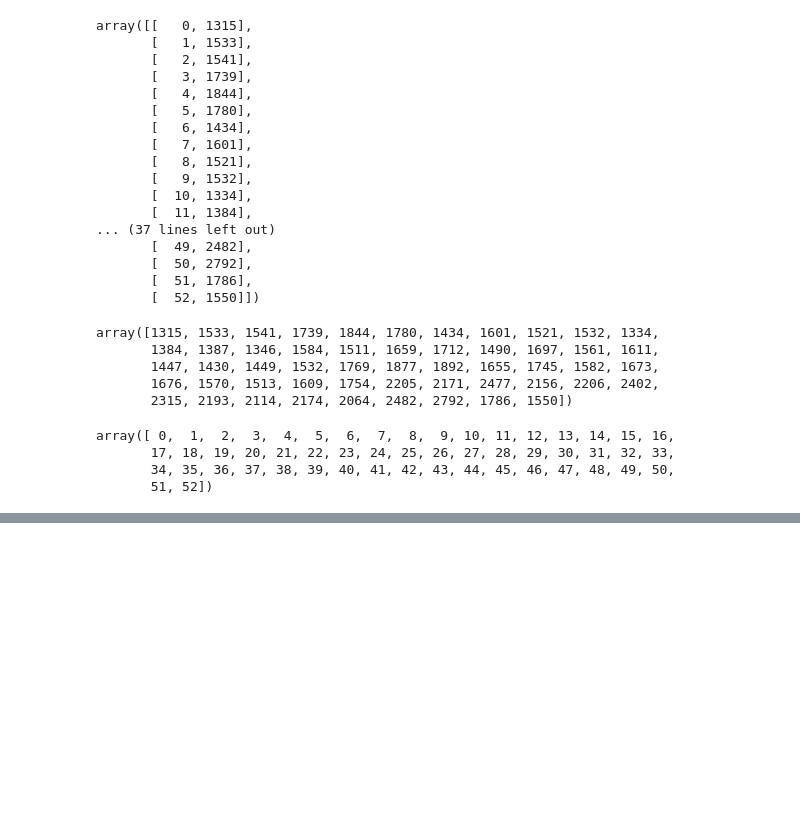
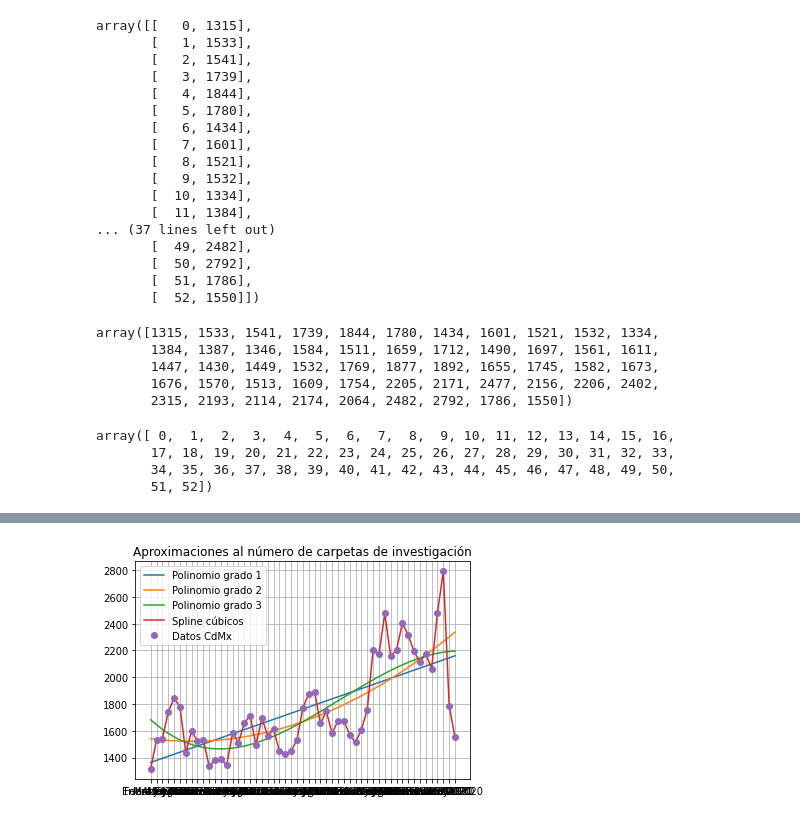
Before and after one commit to prope-2020-gh-classroom/practica-final-por-equipos-verano-2020-itam-patyua, a Jupyter notebook: Estimaciones2.ipynb, the cells around one changed output, grey strips where cells are left out. Drawn from its saved outputs; the diff is of its cells as text; code cells hidden in the pictures; blank space fills up the shorter version.

```diff
--- a/Estimaciones2.ipynb
+++ b/Estimaciones2.ipynb
@@ -96,0 +135,4 @@ coefficients1 = np.polyfit(x, y, 1, full=True)
+# %%
+violencia_b['mes'] = violencia_b['mes'].apply(str)
+# %%
+violencia_b['fecha'] = violencia_b['mes']+' '+ violencia_b['anio']
@@ -96,0 +159,2 @@ coefficients1 = np.polyfit(x, y, 1, full=True)
+# %%
+violencia_b = np.array(violencia_b)
@@ -96,0 +181,2 @@ coefficients1 = np.polyfit(x, y, 1, full=True)
+# %%
+g = violencia_b[:,5]
@@ -96,0 +200,18 @@ coefficients1 = np.polyfit(x, y, 1, full=True)
+# %%
+plt.plot(g, y_pol_1,
+         g, y_pol_2,
+         g, y_pol_3,
+         g, y_spl,
+         g, y, 'o')
+plt.legend(["Polinomio grado 1",
+           "Polinomio grado 2",
+           "Polinomio grado 3",
+           "Spline cúbicos",
+           "Datos CdMx"])
+plt.title("Aproximaciones al número de carpetas de investigación")
+plt.rc('grid', linestyle="-.", color='#CCCCCC')
+plt.grid(True)
+plt.savefig('Aprox_carpetas.png')
+plt.show()
+# %% [output]
+[figure, added]
```
Also changed, not shown: parts of 11 cells of this notebook.
